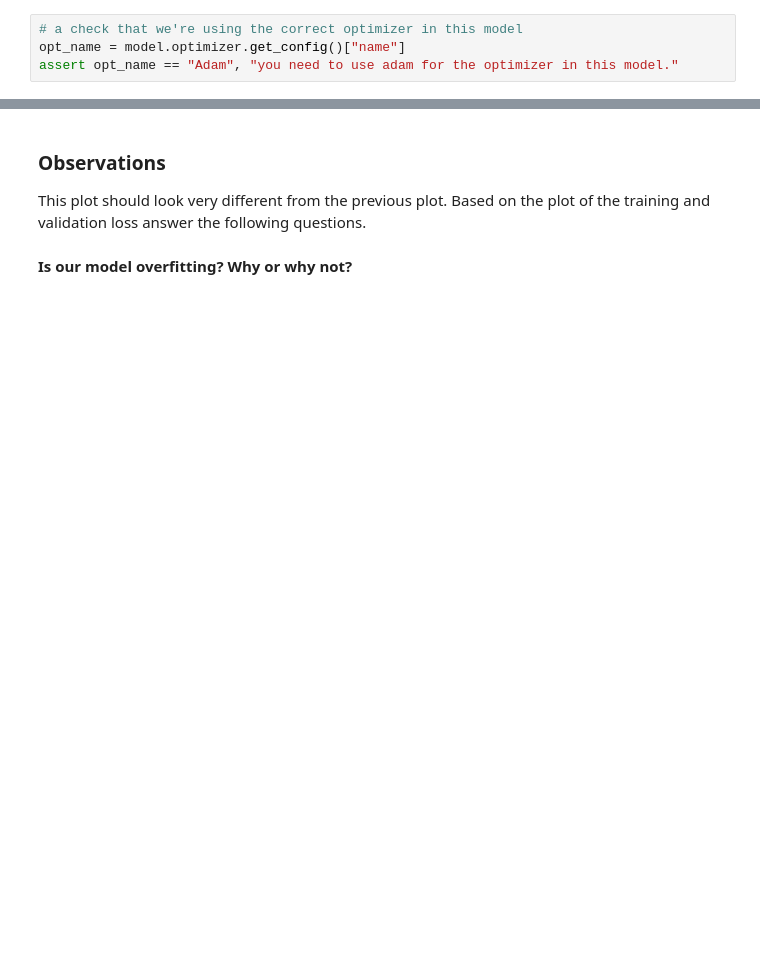
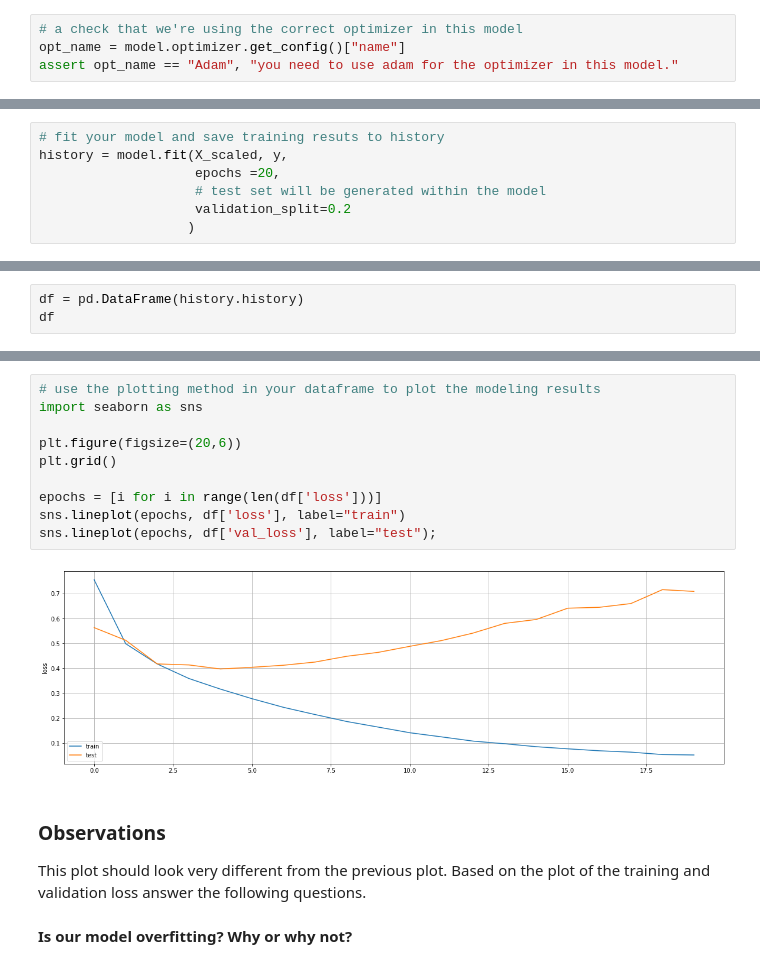
Before and after one commit to rhiag/DS-Unit-4-Sprint-2-Neural-Networks, a Jupyter notebook: module1-Architect/LS_DS_421_Architect_Assignment.ipynb, the cells around one changed output, grey strips where cells are left out. Saved outputs shown, nothing was run; the diff lists cells and outputs as text; blank space fills up the shorter version.

```diff
--- a/module1-Architect/LS_DS_421_Architect_Assignment.ipynb
+++ b/module1-Architect/LS_DS_421_Architect_Assignment.ipynb
@@ -271,0 +307,7 @@ raise NotImplementedError()
+# %%
+# fit your model and save training resuts to history
+history = model.fit(X_scaled, y,
+                    epochs =20,
+                    # test set will be generated within the model
+                    validation_split=0.2
+                   )
@@ -271,0 +332,3 @@ raise NotImplementedError()
+# %%
+df = pd.DataFrame(history.history)
+df
@@ -272,3 +353,15 @@ raise NotImplementedError()
+# %%
+# use the plotting method in your dataframe to plot the modeling results
+import seaborn as sns
+
+plt.figure(figsize=(20,6))
+plt.grid()
+
+epochs = [i for i in range(len(df['loss']))]
+sns.lineplot(epochs, df['loss'], label="train")
+sns.lineplot(epochs, df['val_loss'], label="test");
+# %% [output]
+[figure, added]
 # %% [markdown]
 ### Observations
 
```
Also changed, not shown: parts of 22 cells of this notebook, 18 other files.
